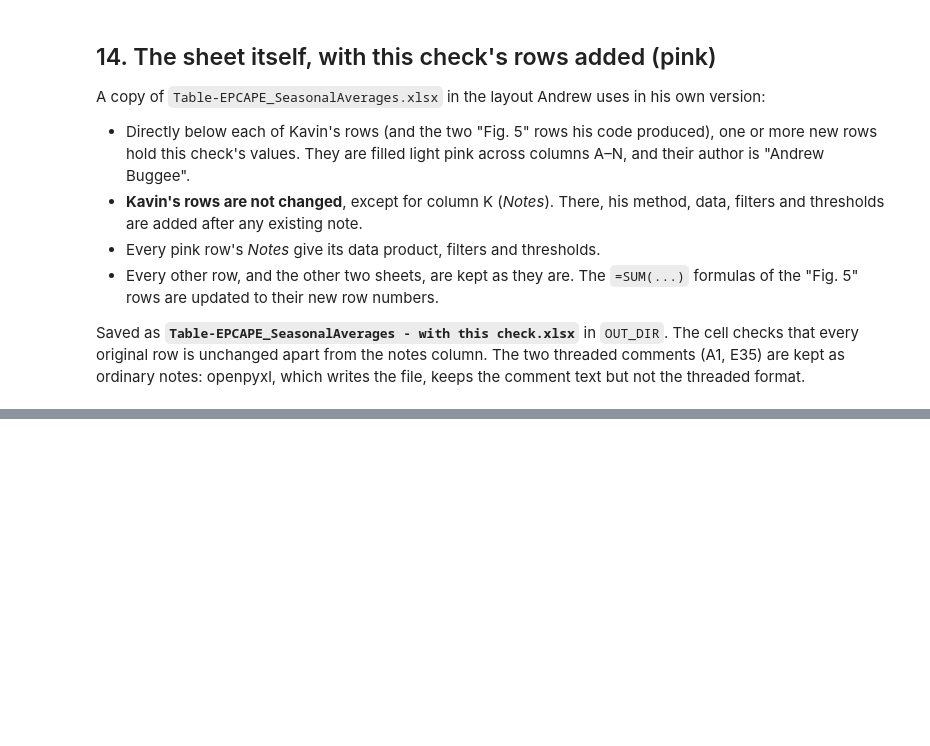
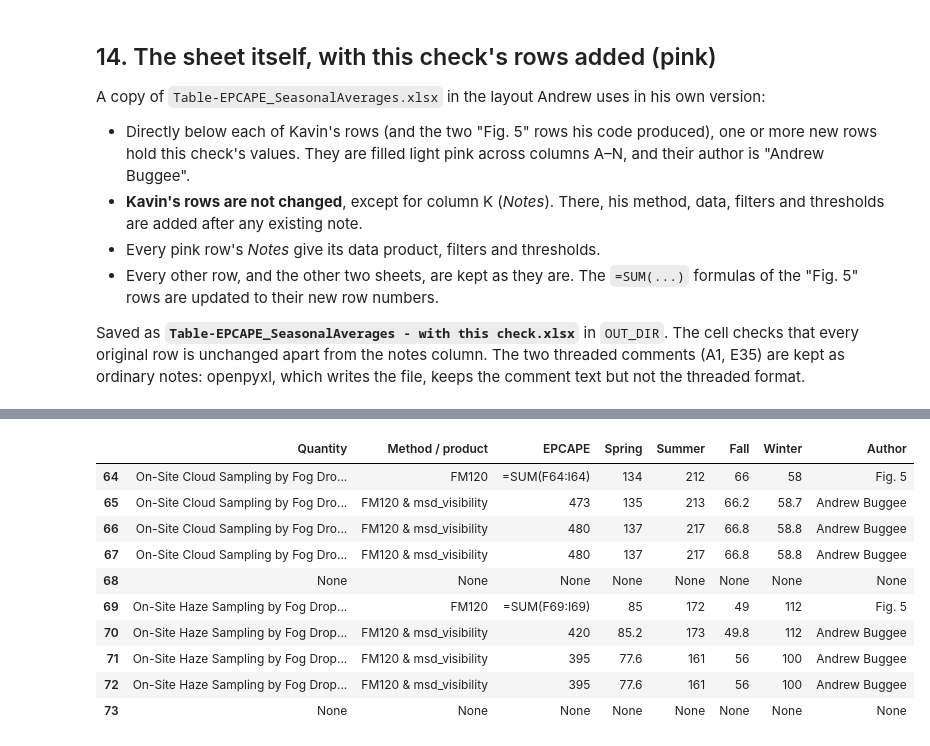
Before and after one commit to andrewjbuggee/Python-Research, a Jupyter notebook: EPCAPE/comparisons/seasonal_averages/check_seasonal_averages.ipynb, the cells around one changed output, grey strips where cells are left out. Cells and saved outputs as stored; diff of their text form; code cells hidden in the pictures; blank space fills up the shorter version.

Commit message:
seasonal average comparisons complete and docuemented!

```diff
--- a/EPCAPE/comparisons/seasonal_averages/check_seasonal_averages.ipynb
+++ b/EPCAPE/comparisons/seasonal_averages/check_seasonal_averages.ipynb
@@ -3299,0 +3603,76 @@ Added 49 pink rows below 32 of the sheet's rows; original rows unchanged except
+# %%
+# =============================================================================
+# Section 15: add the filter-set-2 rows to Andrew's verification workbook
+# =============================================================================
+# Inputs
+#   OUT_DIR/Table-EPCAPE_SeasonalAverages - AJB verification - ver 2.xlsx  Andrew's edited copy of the Section 14 output
+#   values_of, q, SET2_NOTES (Section 14)  the filter-set-2 values ('mean ± std' per season) and notes
+# The anchor for each new row: Kavin's ("Fig. 5") row of the quantity, then the first row below it whose notes start
+# with "filters: BAMS-paper definition"; the new row goes directly below that one.
+from shutil import copy2
+
+AJB_XLSX = OUT_DIR / "Table-EPCAPE_SeasonalAverages - AJB verification - ver 2.xlsx"
+MARKER = "filter set 2"  # text in the notes of the rows written here; finds them again on a re-run
+LOCK = AJB_XLSX.with_name("~$" + AJB_XLSX.name)  # Excel's lock file while the workbook is open
+
+
+def insert_row_at(ws, r):
+    """Insert an empty row at r; formulas and row heights below move with their rows (openpyxl moves neither)."""
+    formulas = {(c.row, c.column): c.value for line in ws.iter_rows(min_row=r) for c in line
+                if isinstance(c.value, str) and c.value.startswith("=")}
+    heights = {k: d.height for k, d in ws.row_dimensions.items() if k >= r and d.height is not None}
+    ws.insert_rows(r)
+    for (row_, col), formula in formulas.items():
+        cell = ws.cell(row_ + 1, col)
+        cell.value = Translator(formula, origin=f"{cell.column_letter}{row_}").translate_formula(cell.coordinate)
+    for k in sorted(heights, reverse=True):
+        ws.row_dimensions[k + 1].height = heights[k]
+
+
+if not AJB_XLSX.is_file():
+    print(f"Skipped: {AJB_XLSX.name} not found in {OUT_DIR}")
+elif LOCK.exists():
+    print(f"Skipped: {AJB_XLSX.name} is open in Excel (lock file {LOCK.name}); close it and re-run this cell")
+else:
+    backup = AJB_XLSX.with_name(AJB_XLSX.stem + " (backup before filter set 2).xlsx")
+    if not backup.exists():
+        copy2(AJB_XLSX, backup)  # keep the untouched original once
+    wb15 = load_workbook(AJB_XLSX)
+    ws15 = wb15["Cloud&MetQuantities"]
+    before = [[c.value for c in line] for line in ws15.iter_rows()]  # for the check below
+    inserted = []  # row numbers (final) of newly inserted rows
+    for row in (32, 31):  # bottom first, so the cloud row's position is not shifted by the haze insert
+        anchor = next(r for r in range(1, ws15.max_row + 1)
+                      if str(ws15.cell(r, 1).value or "").strip() == q(row).strip() and ws15.cell(r, 10).value == "Fig. 5")
+        bams = next(r for r in range(anchor + 1, anchor + 12)
+                    if str(ws15.cell(r, NOTES_COL).value or "").startswith("filters: BAMS-paper definition"))
+        target = bams + 1
+        if MARKER not in str(ws15.cell(target, NOTES_COL).value or ""):  # not there yet: make room
+            insert_row_at(ws15, target)
+            inserted = [t + 1 if t >= target else t for t in inserted] + [target]
+        values = [ws15.cell(bams, 1).value, ws15.cell(bams, 2).value, ws15.cell(bams, 3).value, "FM120 & msd_visibility",
+                  *values_of(row, ("filter set 2", False)), ws15.cell(bams, 10).value, SET2_NOTES[row]]
+        for j in range(1, FILL_COLUMNS + 1):  # the BAMS-paper row's look (pink fill, Arial 10, ...)
+            cell, model = ws15.cell(target, j), ws15.cell(bams, j)
+            cell.font, cell.fill, cell.alignment = copy(model.font), copy(model.fill), copy(model.alignment)
+            cell.border, cell.number_format = copy(model.border), model.number_format
+            cell.value = values[j - 1] if j <= len(values) else None
+        ws15.row_dimensions[target].height = ws15.row_dimensions[bams].height
+    # check: apart from the inserted rows, every cell is unchanged (formulas only re-pointed)
+    #        (rows holding the marker are this cell's own rows and may be refreshed)
+    after = [[c.value for c in line] for i, line in enumerate(ws15.iter_rows(), start=1) if i not in inserted]
+    assert len(after) == len(before)
+    for old, new in zip(before, after):
+        if any(MARKER in str(v or "") for v in old + new):
+            continue
+        for a, b in zip(old, new):
+            if a != b and not (isinstance(a, str) and a.startswith("=")):
+                raise AssertionError(f"unexpected change: {a!r} -> {b!r}")
+    wb15.save(AJB_XLSX)
+    print(f"Updated {AJB_XLSX.name}: " + (f"inserted rows {sorted(inserted)}" if inserted else "rows already present, values refreshed")
+          + f"; backup of the original: {backup.name}")
+    display(pd.DataFrame([[ws15.cell(r, j).value for j in (1, 4, 5, 6, 7, 8, 9, 10)]
+                          for r in range(anchor, anchor + 10)],
+                         columns=["Quantity", "Method / product", "EPCAPE", "Spring", "Summer", "Fall", "Winter", "Author"],
+                         index=range(anchor, anchor + 10)))
+# %% [output]
@@ -3299,0 +3680,11 @@ Added 49 pink rows below 32 of the sheet's rows; original rows unchanged except
+|  | Quantity | Method / product | EPCAPE | Spring | Summer | Fall | Winter | Author |
+| 64 | On-Site Cloud Sampling by Fog Dro... | FM120 | =SUM(F64:I64) | 134 | 212 | 66 | 58 | Fig. 5 |
+| 65 | On-Site Cloud Sampling by Fog Dro... | FM120 & msd_visibility | 473 | 135 | 213 | 66.2 | 58.7 | Andrew Buggee |
+| 66 | On-Site Cloud Sampling by Fog Dro... | FM120 & msd_visibility | 480 | 137 | 217 | 66.8 | 58.8 | Andrew Buggee |
+| 67 | On-Site Cloud Sampling by Fog Dro... | FM120 & msd_visibility | 480 | 137 | 217 | 66.8 | 58.8 | Andrew Buggee |
+| 68 | None | None | None | None | None | None | None | None |
+| 69 | On-Site Haze Sampling by Fog Drop... | FM120 | =SUM(F69:I69) | 85 | 172 | 49 | 112 | Fig. 5 |
+| 70 | On-Site Haze Sampling by Fog Drop... | FM120 & msd_visibility | 420 | 85.2 | 173 | 49.8 | 112 | Andrew Buggee |
+| 71 | On-Site Haze Sampling by Fog Drop... | FM120 & msd_visibility | 395 | 77.6 | 161 | 56 | 100 | Andrew Buggee |
+| 72 | On-Site Haze Sampling by Fog Drop... | FM120 & msd_visibility | 395 | 77.6 | 161 | 56 | 100 | Andrew Buggee |
+| 73 | None | None | None | None | None | None | None | None |
```
Also changed, not shown: parts of 22 cells of this notebook, 2 other files.
